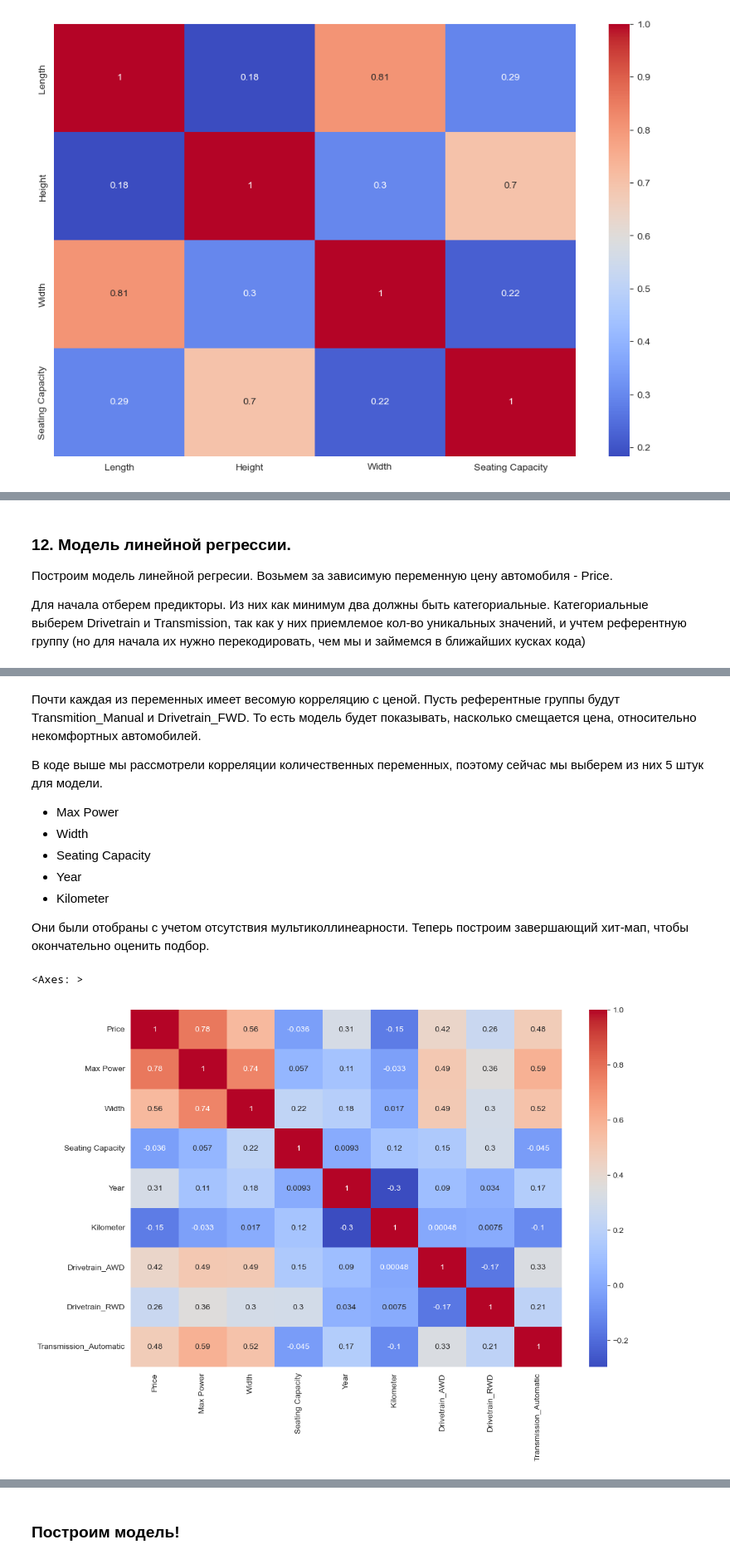
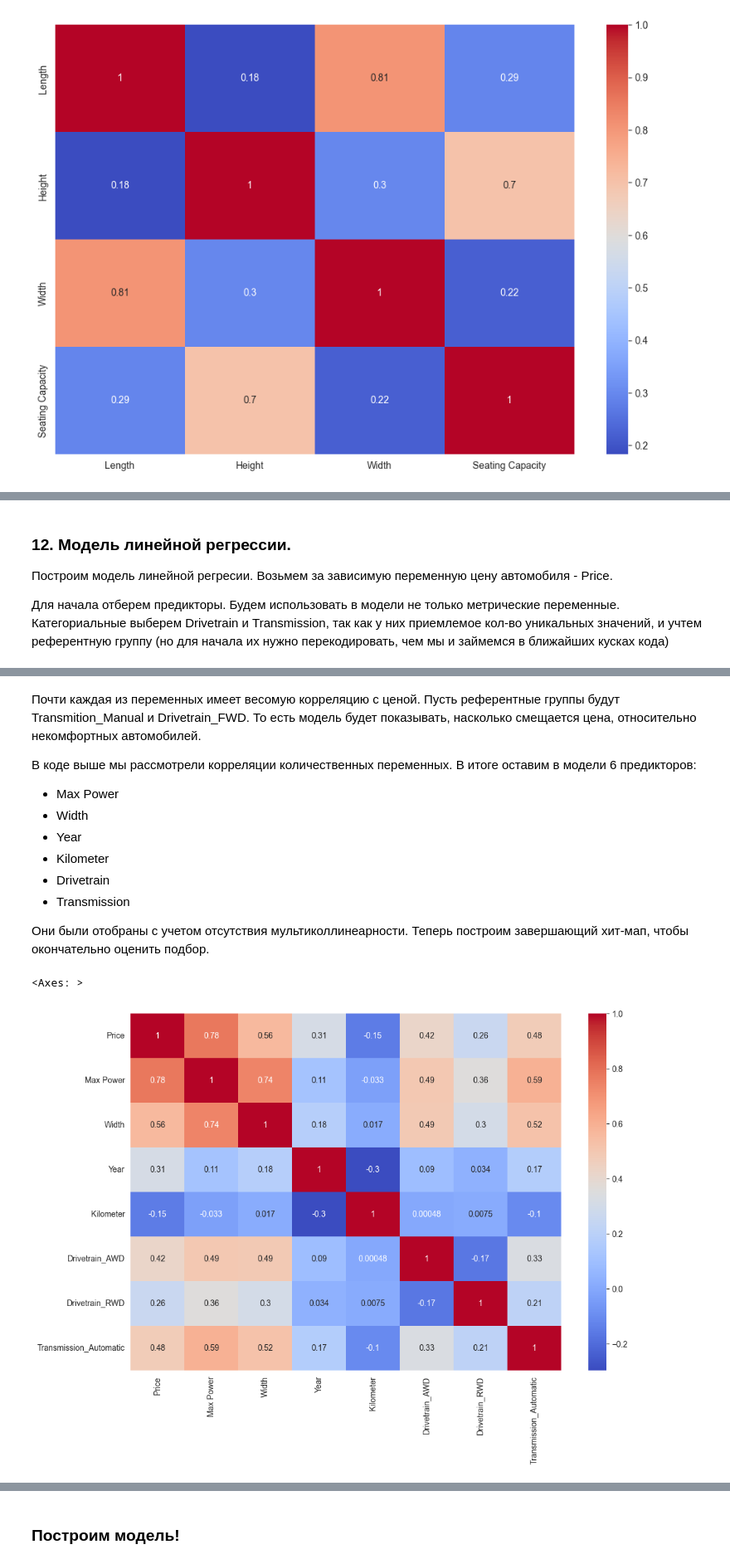
Before and after one commit to brshtsk/hell-in-python, a Jupyter notebook: Проект-авто.ipynb, the cells around one changed output, grey strips where cells are left out. Shown at 83% size. Saved outputs shown, nothing was run; the diff lists cells and outputs as text; code cells hidden in the pictures.

```diff
--- a/Проект-авто.ipynb
+++ b/Проект-авто.ipynb
@@ -568,7 +484,7 @@ plt.show()
 ### 12. Модель линейной регрессии.
 Построим модель линейной регресии. Возьмем за зависимую переменную цену автомобиля - Price.
 
-Для начала отберем предикторы. Из них как минимум два должны быть категориальные. Категориальные выберем Drivetrain и Transmission, так как у них приемлемое кол-во уникальных значений, и учтем референтную группу (но для начала их нужно перекодировать, чем мы и займемся в ближайших кусках кода)
+Для начала отберем предикторы. Будем использовать в модели не только метрические переменные. Категориальные выберем Drivetrain и Transmission, так как у них приемлемое кол-во уникальных значений, и учтем референтную группу (но для начала их нужно перекодировать, чем мы и займемся в ближайших кусках кода)
 # %%
 fuel_type_dummies = pd.get_dummies(df['Drivetrain'], prefix='Drivetrain', dtype=np.float64)
 transmission_dummies = pd.get_dummies(df['Transmission'], prefix='Transmission', dtype=np.float64)
@@ -584,20 +500,21 @@ sns.heatmap(correlation_matrix[['Price']].sort_values(by='Price', ascending=Fals
 # %% [markdown]
 Почти каждая из переменных имеет весомую корреляцию с ценой. Пусть референтные группы будут Transmition_Manual и Drivetrain_FWD. То есть модель будет показывать, насколько смещается цена, относительно некомфортных автомобилей.
 
-В коде выше мы рассмотрели корреляции количественных переменных, поэтому сейчас мы выберем из них 5 штук для модели.
+В коде выше мы рассмотрели корреляции количественных переменных. В итоге оставим в модели 6 предикторов:
 - Max Power
 - Width
-- Seating Capacity
 - Year
 - Kilometer
+- Drivetrain
+- Transmission
 
 Они были отобраны с учетом отсутствия мультиколлинеарности. Теперь построим завершающий хит-мап, чтобы окончательно оценить подбор.
 # %%
-df_linear = pd.concat([df_quantity_columns[['Price', 'Max Power', 'Width', 'Seating Capacity', 'Year', 'Kilometer']], df_dummies[['Drivetrain_AWD', 'Drivetrain_RWD', 'Transmission_Automatic']]], axis=1)
+df_linear = pd.concat([df_quantity_columns[['Price', 'Max Power', 'Width', 'Year', 'Kilometer']], df_dummies[['Drivetrain_AWD', 'Drivetrain_RWD', 'Transmission_Automatic']]], axis=1)
 correlation_matrix = df_linear.corr()
 plt.figure(figsize=(12, 8))
 sns.heatmap(correlation_matrix, annot=True, cmap='coolwarm')
 # %% [output]
 <Axes: >
-[figure, old version]
+[figure, new version]
 # %% [markdown]
```
Also changed, not shown: parts of 55 cells of this notebook.
